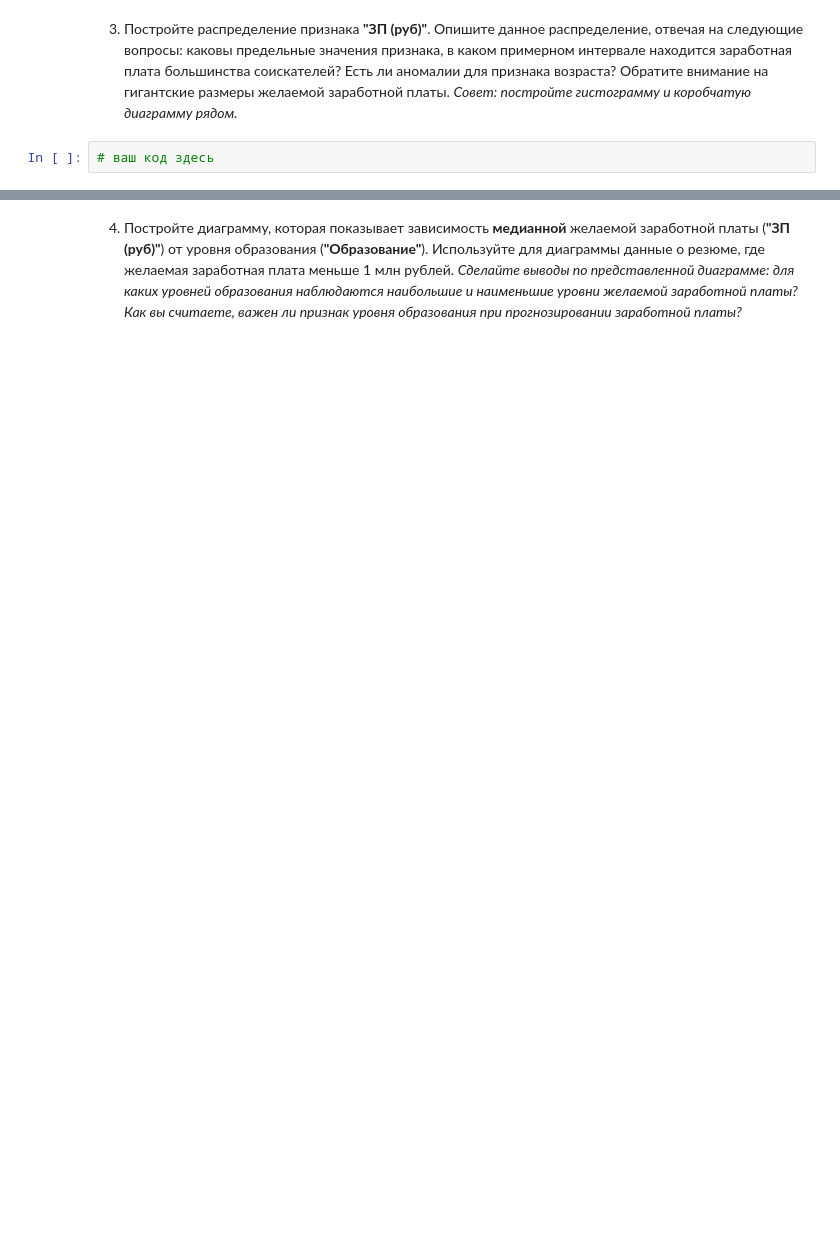
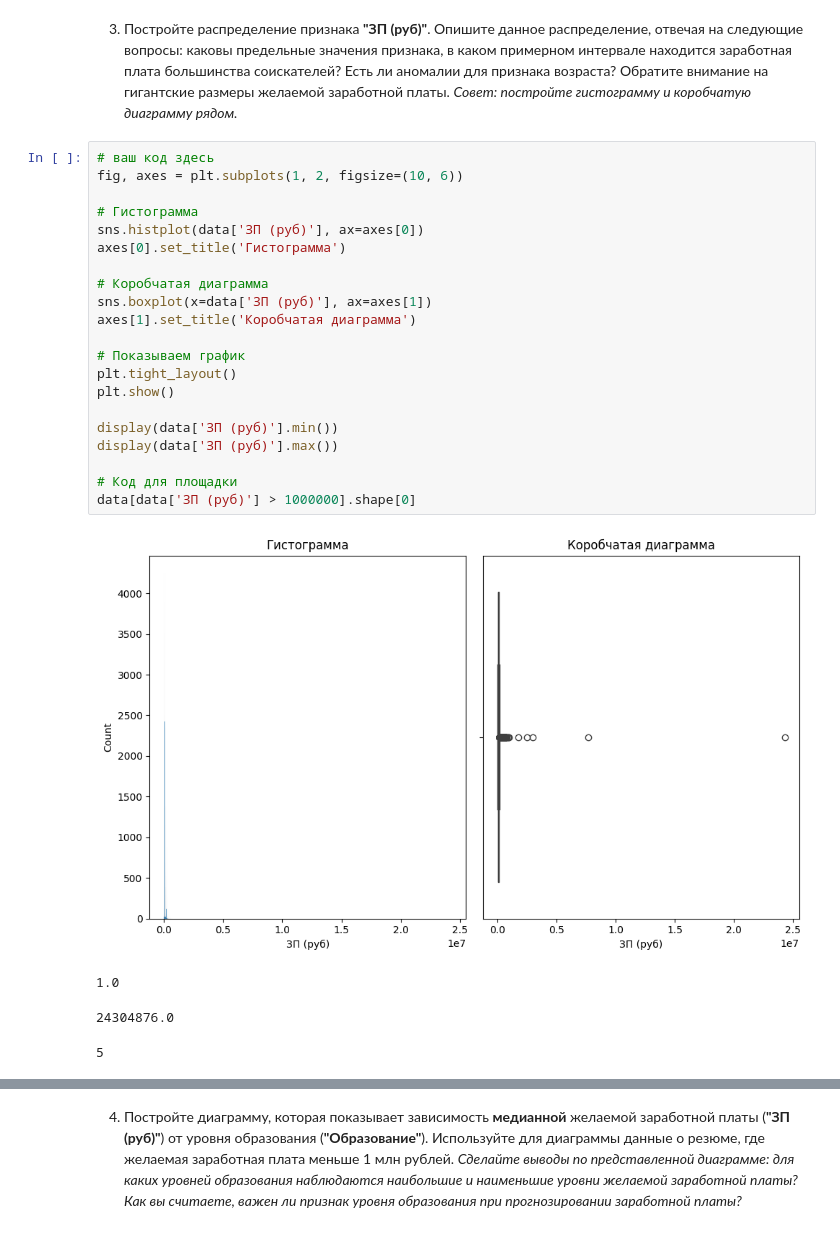
Before and after one commit to Eqtony/MyPortfolio, a Jupyter notebook: HeadHunterResumeAnalysis/Project-1._Ноутбук-шаблон.ipynb, the cells around one changed output, grey strips where cells are left out. Saved outputs shown, nothing was run; the diff lists cells and outputs as text; blank space fills up the shorter version.

```diff
--- a/HeadHunterResumeAnalysis/Project-1._Ноутбук-шаблон.ipynb
+++ b/HeadHunterResumeAnalysis/Project-1._Ноутбук-шаблон.ipynb
@@ -497,4 +523,28 @@ data['Возраст'].mode()[0]
 *Совет: постройте гистограмму и коробчатую диаграмму рядом.*
 # %%
 # ваш код здесь
+fig, axes = plt.subplots(1, 2, figsize=(10, 6))
+
+# Гистограмма
+sns.histplot(data['ЗП (руб)'], ax=axes[0])
+axes[0].set_title('Гистограмма')
+
+# Коробчатая диаграмма
+sns.boxplot(x=data['ЗП (руб)'], ax=axes[1])
+axes[1].set_title('Коробчатая диаграмма')
+
+# Показываем график
+plt.tight_layout()
+plt.show()
+
+display(data['ЗП (руб)'].min())
+display(data['ЗП (руб)'].max())
+
+# Код для площадки
+data[data['ЗП (руб)'] > 1000000].shape[0]
+# %% [output]
+[figure, added]
+1.0
+24304876.0
+5
 # %% [markdown]
```
Also changed, not shown: parts of 23 cells of this notebook.
